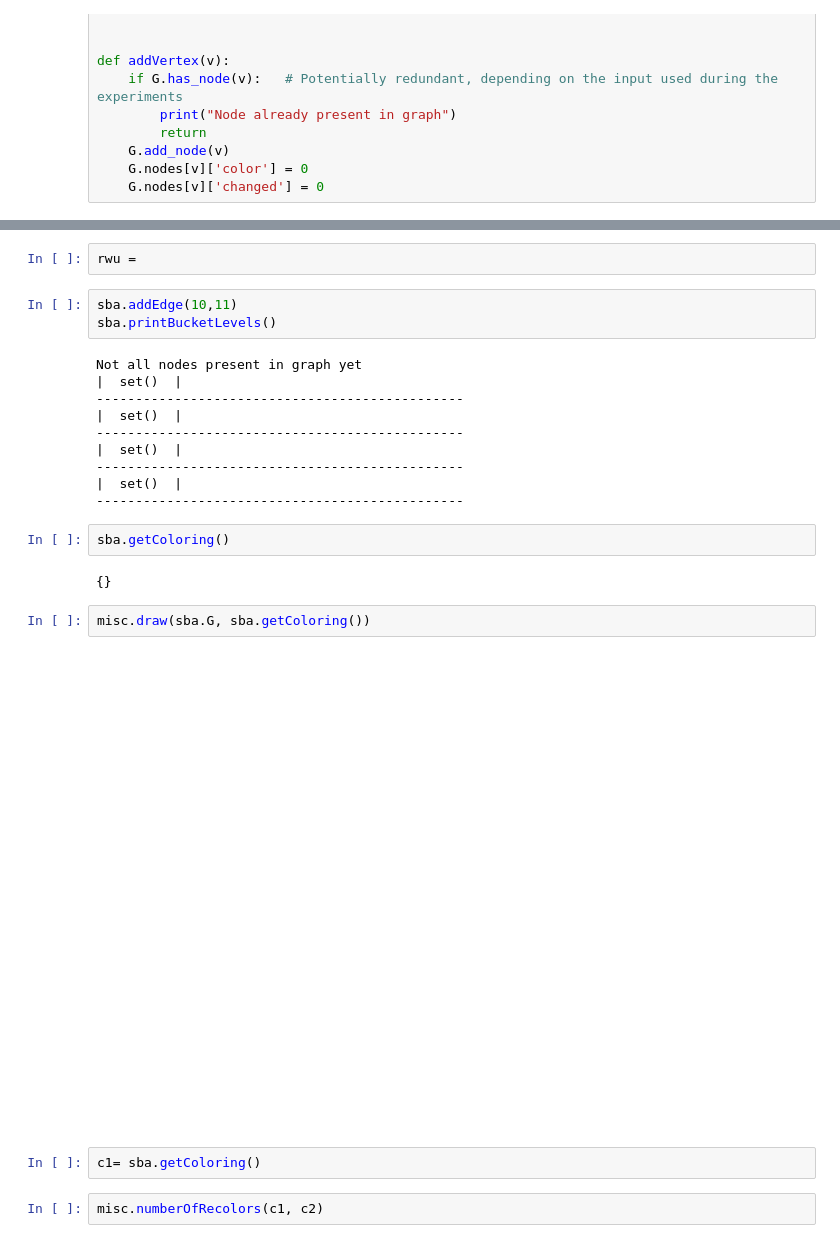
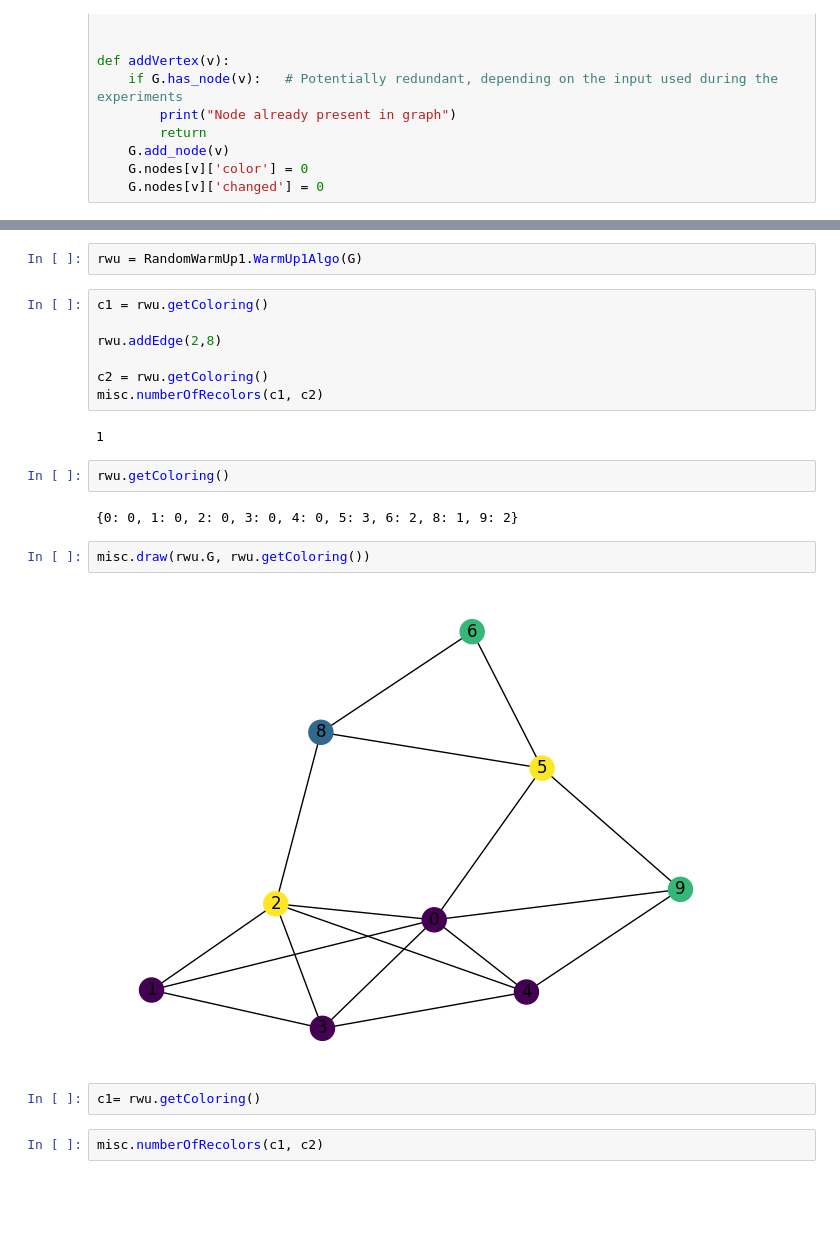
Before and after one commit to mtheunistue/DynamicGraphColoring, a Jupyter notebook: Algorithm Sandbox.ipynb, the cells around one changed output, grey strips where cells are left out. Drawn from its saved outputs; the diff is of its cells as text; blank space fills up the shorter version.

```diff
--- a/Algorithm Sandbox.ipynb
+++ b/Algorithm Sandbox.ipynb
@@ -113,28 +131,24 @@ TypeError: draw() missing 1 required positional argument: 'G'
 # %%
-rwu =
+rwu = RandomWarmUp1.WarmUp1Algo(G)
 # %%
-sba.addEdge(10,11)
-sba.printBucketLevels()
+c1 = rwu.getColoring()
+
+rwu.addEdge(2,8)
+
+c2 = rwu.getColoring()
+misc.numberOfRecolors(c1, c2)
 # %% [output]
-Not all nodes present in graph yet
-|  set()  |
------------------------------------------------
-|  set()  |
------------------------------------------------
-|  set()  |
------------------------------------------------
-|  set()  |
------------------------------------------------
+1
 # %%
-sba.getColoring()
+rwu.getColoring()
 # %% [output]
-{}
+{0: 0, 1: 0, 2: 0, 3: 0, 4: 0, 5: 3, 6: 2, 8: 1, 9: 2}
 # %%
-misc.draw(sba.G, sba.getColoring())
+misc.draw(rwu.G, rwu.getColoring())
 # %% [output]
-[figure, old version]
+[figure, new version]
 # %%
-c1= sba.getColoring()
+c1= rwu.getColoring()
 # %%
 misc.numberOfRecolors(c1, c2)
 # %% [output]
```
Also changed, not shown: parts of 10 cells of this notebook, 3 other files.
